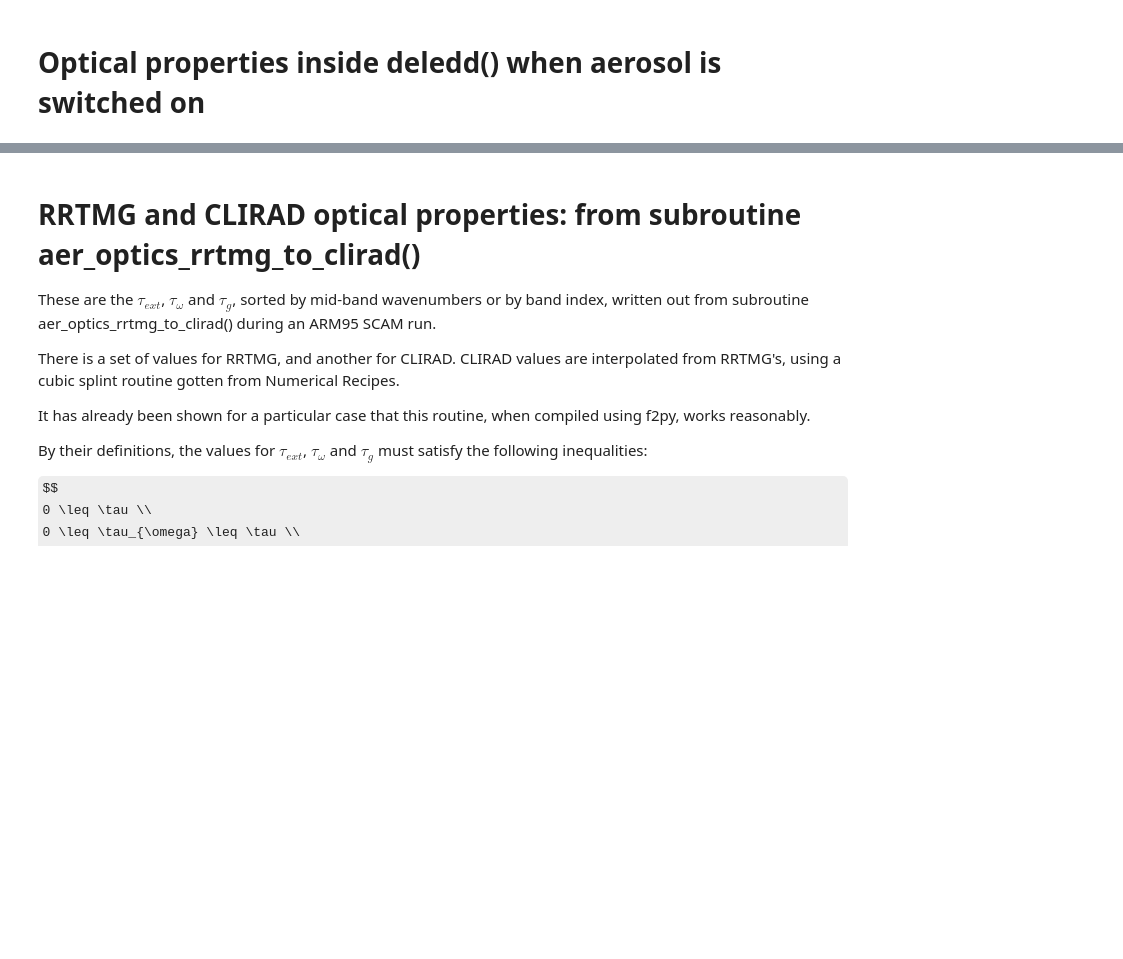
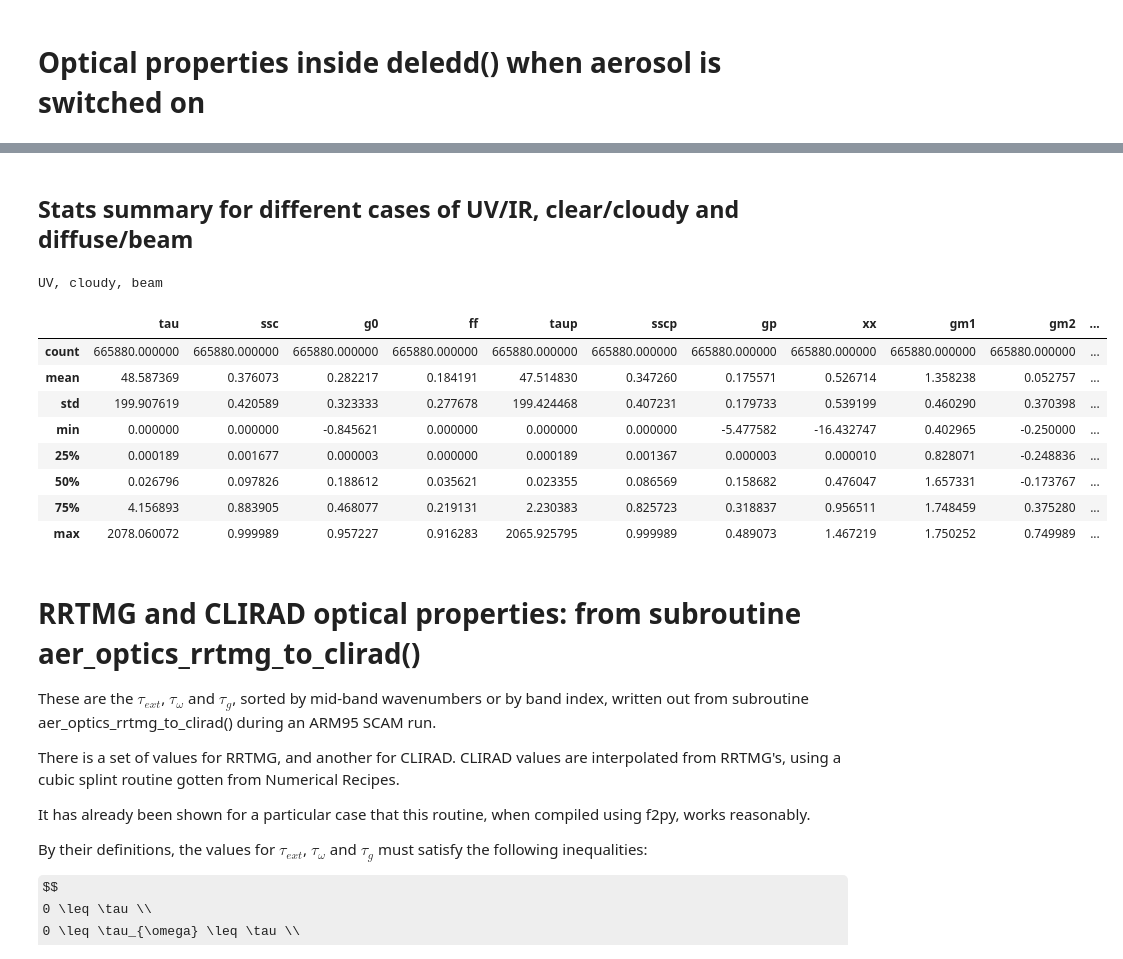
Before and after one commit to qAp/SCAM_radiation_notebooks, a Jupyter notebook: aerosol_optics.ipynb, the cells around one changed output, grey strips where cells are left out. Cells and saved outputs as stored; diff of their text form; code cells hidden in the pictures; some formulas as TeX source; blank space fills up the shorter version.

```diff
--- a/aerosol_optics.ipynb
+++ b/aerosol_optics.ipynb
@@ -574,3 +474,19 @@ max  1.433196  1.748571 -0.043709             2.995714
+# %% [markdown]
+## Stats summary for different cases of UV/IR, clear/cloudy and diffuse/beam
+# %%
+print('''UV, cloudy, beam''')
+get_deledd_interm_vars(isuv = 0, isclear = 0, isbeam = 1).describe()
+# %% [output]
+UV, cloudy, beam
+|  | tau | ssc | g0 | ff | taup | sscp | gp | xx | gm1 | gm2 | ... |
+| count | 665880.000000 | 665880.000000 | 665880.000000 | 665880.000000 | 665880.000000 | 665880.000000 | 665880.000000 | 665880.000000 | 665880.000000 | 665880.000000 | ... |
+| mean | 48.587369 | 0.376073 | 0.282217 | 0.184191 | 47.514830 | 0.347260 | 0.175571 | 0.526714 | 1.358238 | 0.052757 | ... |
+| std | 199.907619 | 0.420589 | 0.323333 | 0.277678 | 199.424468 | 0.407231 | 0.179733 | 0.539199 | 0.460290 | 0.370398 | ... |
+| min | 0.000000 | 0.000000 | -0.845621 | 0.000000 | 0.000000 | 0.000000 | -5.477582 | -16.432747 | 0.402965 | -0.250000 | ... |
+| 25% | 0.000189 | 0.001677 | 0.000003 | 0.000000 | 0.000189 | 0.001367 | 0.000003 | 0.000010 | 0.828071 | -0.248836 | ... |
+| 50% | 0.026796 | 0.097826 | 0.188612 | 0.035621 | 0.023355 | 0.086569 | 0.158682 | 0.476047 | 1.657331 | -0.173767 | ... |
+| 75% | 4.156893 | 0.883905 | 0.468077 | 0.219131 | 2.230383 | 0.825723 | 0.318837 | 0.956511 | 1.748459 | 0.375280 | ... |
+| max | 2078.060072 | 0.999989 | 0.957227 | 0.916283 | 2065.925795 | 0.999989 | 0.489073 | 1.467219 | 1.750252 | 0.749989 | ... |
 # %% [markdown]
 # RRTMG and CLIRAD optical properties: from subroutine aer_optics_rrtmg_to_clirad()
 
```
Also changed, not shown: parts of 18 cells of this notebook.
